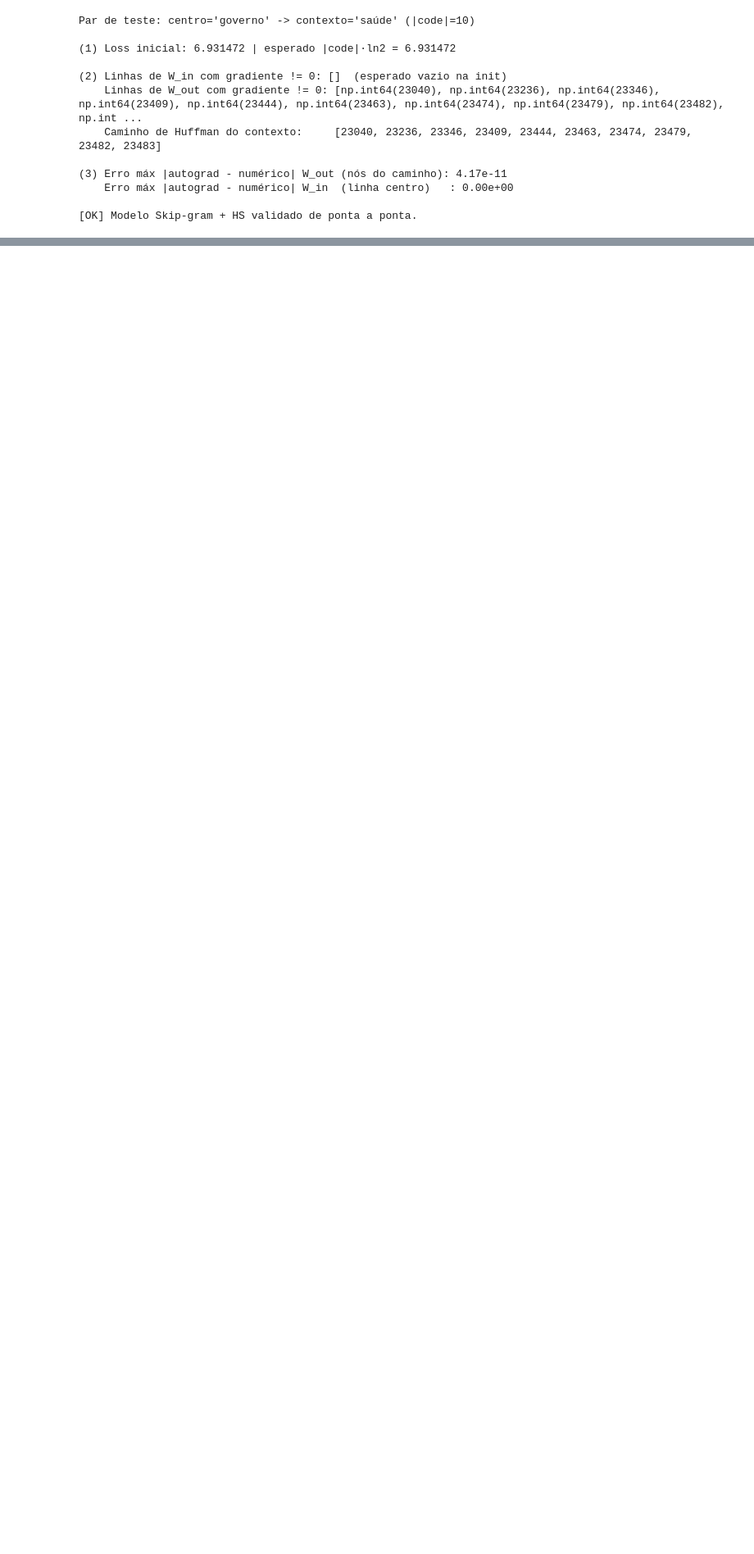
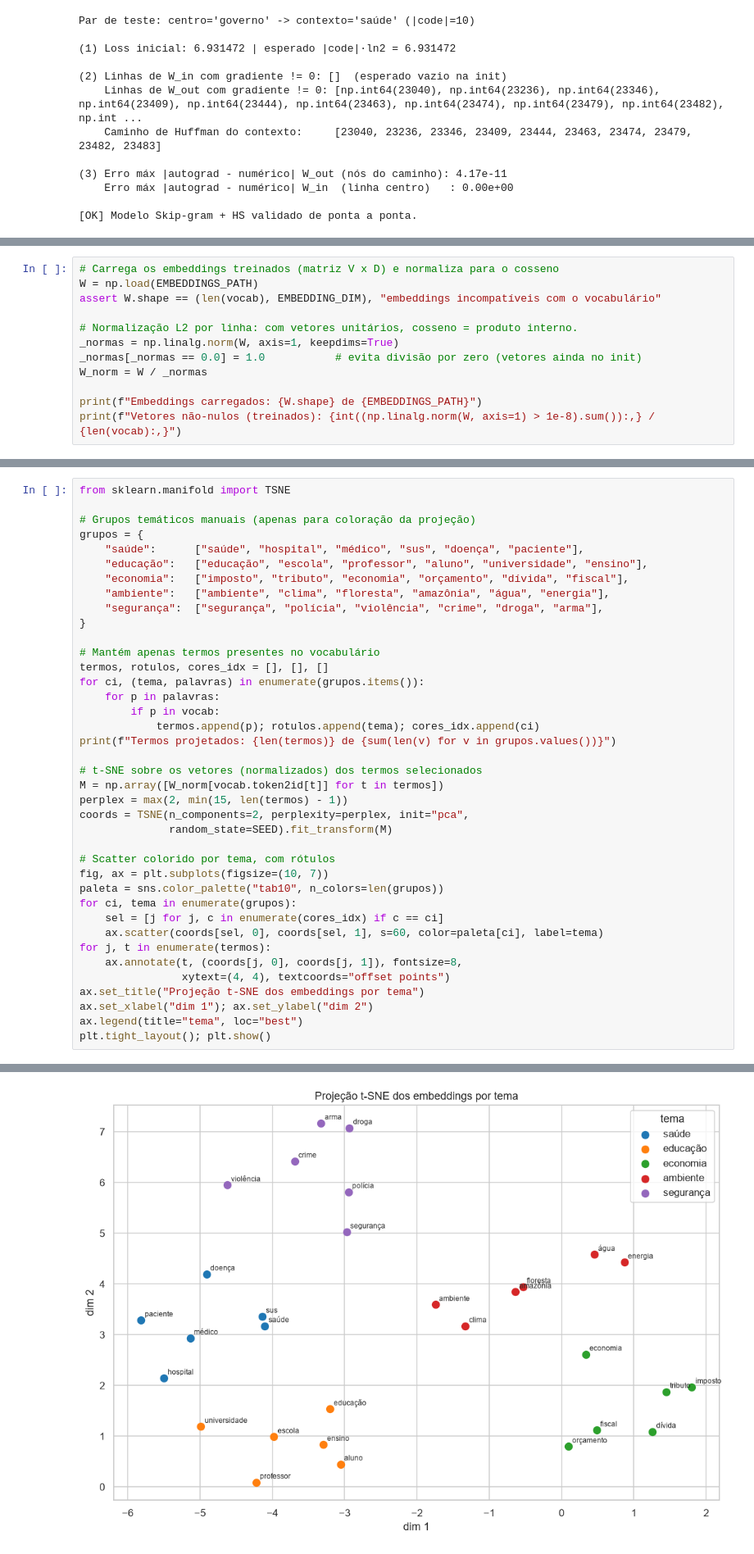
Before and after one commit to erickcmendes/CEUB, a Jupyter notebook: Estruturas para Ciências de Dados/estruturas-nlp-discursos/notebook.ipynb, the cells around one changed output, grey strips where cells are left out. Shown at 82% size. Saved outputs shown, nothing was run; the diff lists cells and outputs as text; blank space fills up the shorter version.

```diff
--- a/Estruturas para Ciências de Dados/estruturas-nlp-discursos/notebook.ipynb
+++ b/Estruturas para Ciências de Dados/estruturas-nlp-discursos/notebook.ipynb
@@ -1433,0 +1633,12 @@ Par de teste: centro='governo' -> contexto='saúde' (|code|=10)
+# %%
+# Carrega os embeddings treinados (matriz V x D) e normaliza para o cosseno
+W = np.load(EMBEDDINGS_PATH)
+assert W.shape == (len(vocab), EMBEDDING_DIM), "embeddings incompatíveis com o vocabulário"
+
+# Normalização L2 por linha: com vetores unitários, cosseno = produto interno.
+_normas = np.linalg.norm(W, axis=1, keepdims=True)
+_normas[_normas == 0.0] = 1.0           # evita divisão por zero (vetores ainda no init)
+W_norm = W / _normas
+
+print(f"Embeddings carregados: {W.shape} de {EMBEDDINGS_PATH}")
+print(f"Vetores não-nulos (treinados): {int((np.linalg.norm(W, axis=1) > 1e-8).sum()):,} / {len(vocab):,}")
@@ -1433,0 +1715,40 @@ Par de teste: centro='governo' -> contexto='saúde' (|code|=10)
+# %%
+from sklearn.manifold import TSNE
+
+# Grupos temáticos manuais (apenas para coloração da projeção)
+grupos = {
+    "saúde":      ["saúde", "hospital", "médico", "sus", "doença", "paciente"],
+    "educação":   ["educação", "escola", "professor", "aluno", "universidade", "ensino"],
+    "economia":   ["imposto", "tributo", "economia", "orçamento", "dívida", "fiscal"],
+    "ambiente":   ["ambiente", "clima", "floresta", "amazônia", "água", "energia"],
+    "segurança":  ["segurança", "polícia", "violência", "crime", "droga", "arma"],
+}
+
+# Mantém apenas termos presentes no vocabulário
+termos, rotulos, cores_idx = [], [], []
+for ci, (tema, palavras) in enumerate(grupos.items()):
+    for p in palavras:
+        if p in vocab:
+            termos.append(p); rotulos.append(tema); cores_idx.append(ci)
+print(f"Termos projetados: {len(termos)} de {sum(len(v) for v in grupos.values())}")
+
+# t-SNE sobre os vetores (normalizados) dos termos selecionados
+M = np.array([W_norm[vocab.token2id[t]] for t in termos])
+perplex = max(2, min(15, len(termos) - 1))
+coords = TSNE(n_components=2, perplexity=perplex, init="pca",
+              random_state=SEED).fit_transform(M)
+
+# Scatter colorido por tema, com rótulos
+fig, ax = plt.subplots(figsize=(10, 7))
+paleta = sns.color_palette("tab10", n_colors=len(grupos))
+for ci, tema in enumerate(grupos):
+    sel = [j for j, c in enumerate(cores_idx) if c == ci]
+    ax.scatter(coords[sel, 0], coords[sel, 1], s=60, color=paleta[ci], label=tema)
+for j, t in enumerate(termos):
+    ax.annotate(t, (coords[j, 0], coords[j, 1]), fontsize=8,
+                xytext=(4, 4), textcoords="offset points")
+ax.set_title("Projeção t-SNE dos embeddings por tema")
+ax.set_xlabel("dim 1"); ax.set_ylabel("dim 2")
+ax.legend(title="tema", loc="best")
+plt.tight_layout(); plt.show()
+# %% [output]
@@ -1433,0 +1756 @@ Par de teste: centro='governo' -> contexto='saúde' (|code|=10)
+[figure, added]
```
Also changed, not shown: parts of 34 cells of this notebook.
